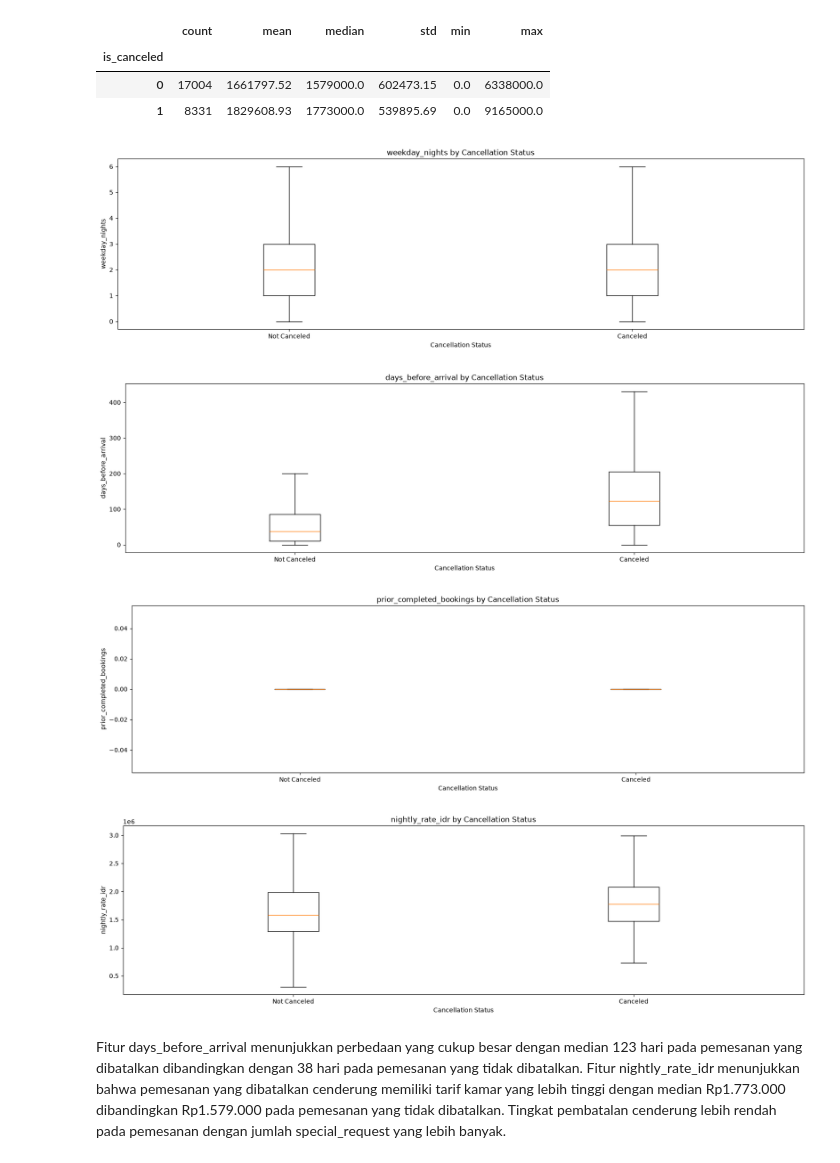
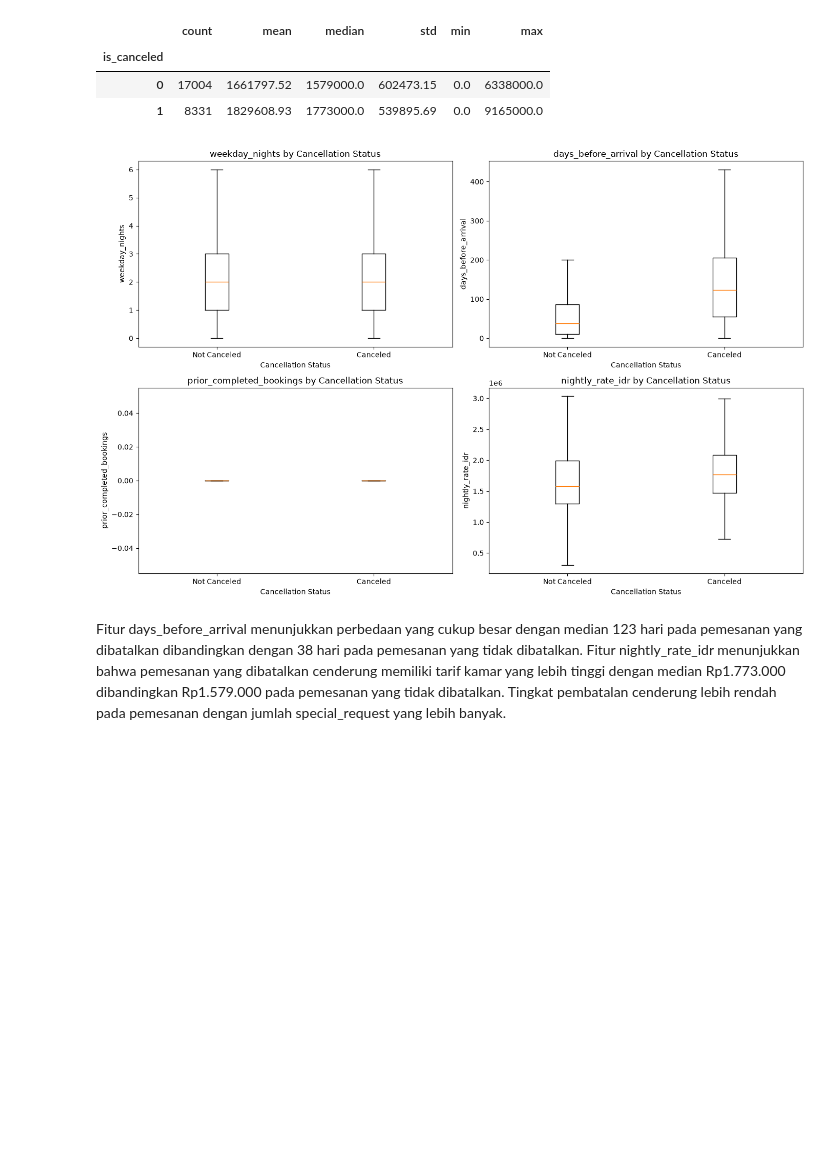
Before and after one commit to adielrum/IF3170_G32_PasukanPramaPutra, a Jupyter notebook: src/data_processing/eda.ipynb, the cells around one changed output. Saved outputs shown, nothing was run; the diff lists cells and outputs as text; code cells hidden in the pictures; blank space fills up the shorter version.

```diff
--- a/src/data_processing/eda.ipynb
+++ b/src/data_processing/eda.ipynb
@@ -760,7 +814,9 @@ categorical_cols = [
     "is_returning_guest"
 ]
 
-for col in categorical_cols:
+fig, axes = plt.subplots(2, 3, figsize=(18, 10))
+
+for col, ax in zip(categorical_cols, axes.flat):
     analysis = (
         train.groupby(col, dropna=False)["is_canceled"]
         .agg(
@@ -773,13 +829,11 @@ for col in categorical_cols:
     analysis["cancellation_rate"] *= 100
     display(analysis.round(2))
 
-    # Mengurutkan kategori berdasarkan cancellation rate
     analysis_plot = pd.DataFrame(analysis).sort_values(
         "cancellation_rate",
         ascending=False
     )
 
-    # Membuat label untuk grafik
     labels = analysis_plot.index.to_series().astype("string").fillna("Missing")
 
     if col == "needs_parking":
@@ -794,16 +848,22 @@ for col in categorical_cols:
             "1": "Returning Guest"
         })
 
-    plt.figure(figsize=(20, 5))
-    plt.bar(
+    ax.bar(
         labels,
         analysis_plot["cancellation_rate"]
     )
-    plt.title(f"Cancellation Rate by {col}")
-    plt.xlabel(col)
-    plt.ylabel("Cancellation Rate (%)")
-    plt.xticks(rotation=30, ha="right")
-    plt.show()
+
+    ax.set_title(f"Cancellation Rate by {col}")
+    ax.set_xlabel(col)
+    ax.set_ylabel("Cancellation Rate (%)")
+    ax.tick_params(axis="x", rotation=30)
+    ax.set_ylim(0, 100)
+
+for ax in axes.flat[len(categorical_cols):]:
+    fig.delaxes(ax)
+
+plt.tight_layout()
+plt.show()
 # %% [output]
 |  | booking_count | canceled_count | cancellation_rate |
 | booking_channel |  |  |  |
@@ -957,30 +1047,31 @@ Feature: nightly_rate_idr
 # %%
 selected_cols = [
     "weekday_nights",
     "days_before_arrival",
     "prior_completed_bookings",
     "nightly_rate_idr"
 ]
 
-for col in selected_cols:
-    plt.figure(figsize=(20, 5))
-    plt.boxplot(
+fig, axes = plt.subplots(2, 2, figsize=(14, 9))
+
+for col, ax in zip(selected_cols, axes.flat):
+    ax.boxplot(
         [
             train.loc[train["is_canceled"] == 0, col].dropna(),
             train.loc[train["is_canceled"] == 1, col].dropna()
         ],
         tick_labels=["Not Canceled", "Canceled"],
         showfliers=False
     )
-    plt.title(f"{col} by Cancellation Status")
-    plt.xlabel("Cancellation Status")
-    plt.ylabel(col)
-    plt.show()
+
+    ax.set_title(f"{col} by Cancellation Status")
+    ax.set_xlabel("Cancellation Status")
+    ax.set_ylabel(col)
+
+plt.tight_layout()
+plt.show()
 # %% [output]
-[figure, old version]
+[figure, new version]
-[figure, removed]
-[figure, removed]
-[figure, removed]
 # %% [markdown]
 Fitur days_before_arrival menunjukkan perbedaan yang cukup besar dengan median 123 hari pada pemesanan yang dibatalkan dibandingkan dengan 38 hari pada pemesanan yang tidak dibatalkan. Fitur nightly_rate_idr menunjukkan bahwa pemesanan yang dibatalkan cenderung memiliki tarif kamar yang lebih tinggi dengan median Rp1.773.000 dibandingkan Rp1.579.000 pada pemesanan yang tidak dibatalkan. Tingkat pembatalan cenderung lebih rendah pada pemesanan dengan jumlah special_request yang lebih banyak.
 # %% [markdown]
```
Also changed, not shown: parts of 10 cells of this notebook.
